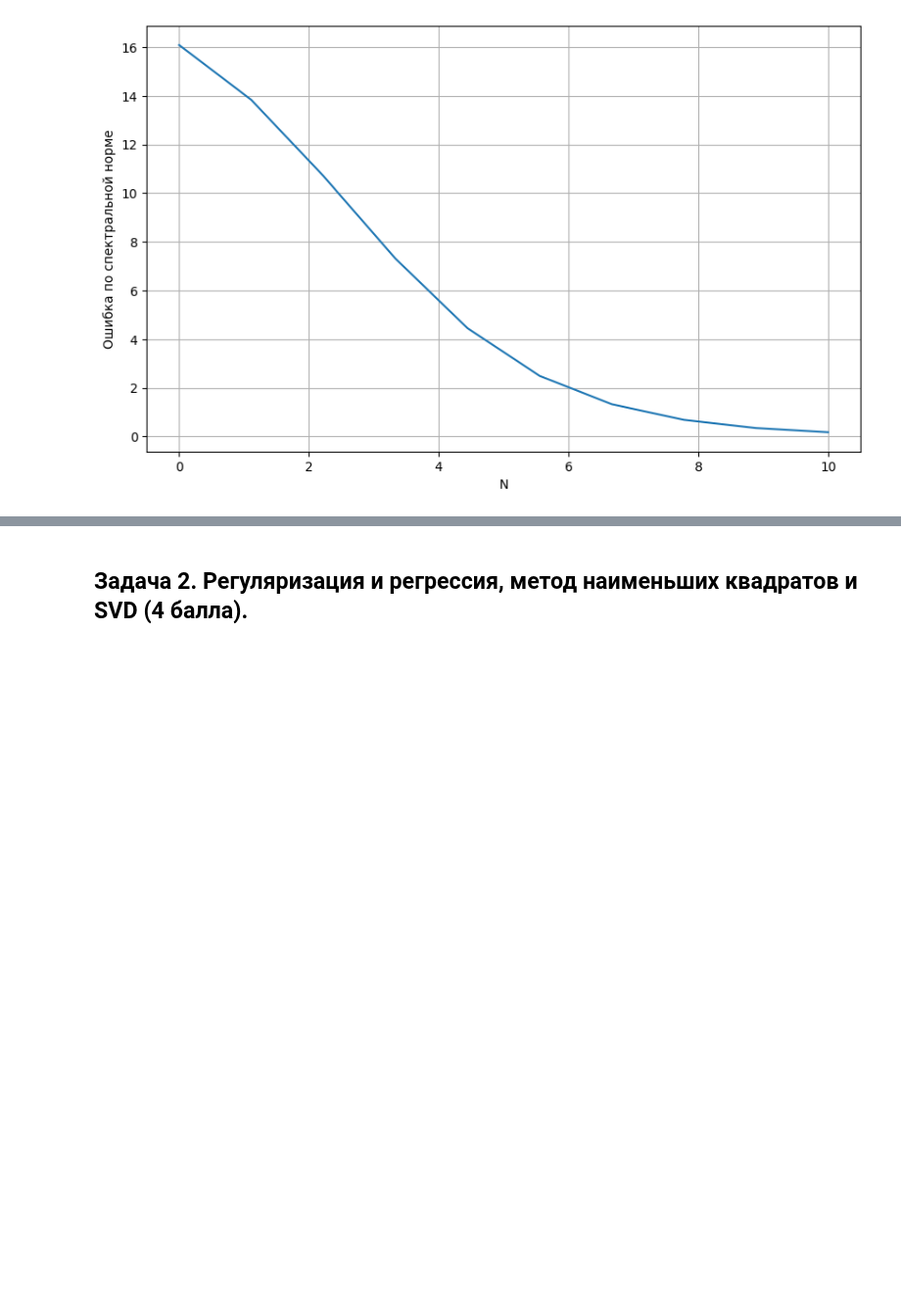
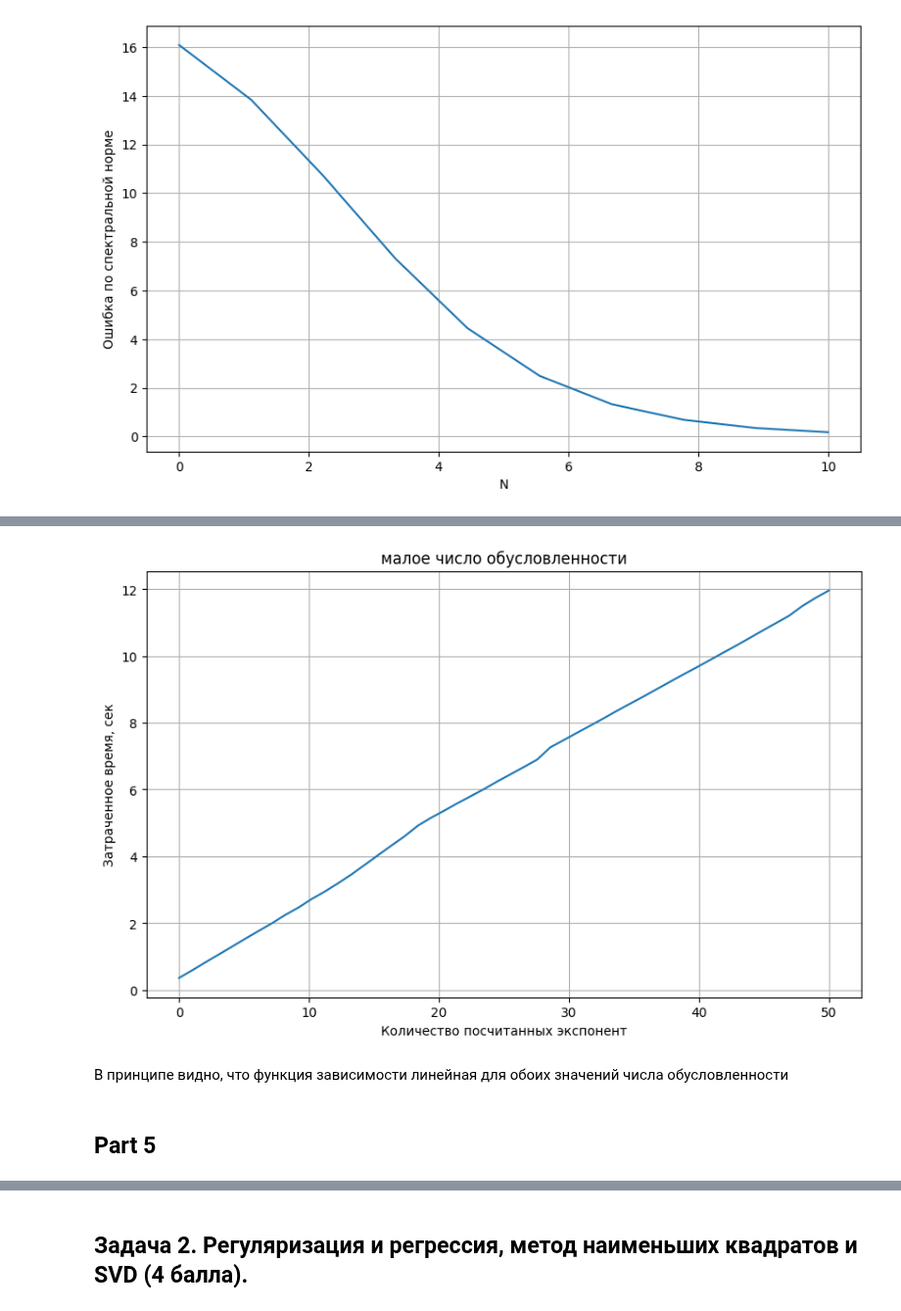
Before and after one commit to OhNoMyRook/Calculus, a Jupyter notebook: Контрольная_работа_2_вариант_1_4_2024_год.ipynb, the cells around one changed output, grey strips where cells are left out. Shown at 98% size. Drawn from its saved outputs; the diff is of its cells as text; code cells hidden in the pictures; blank space fills up the shorter version.

```diff
--- a/Контрольная_работа_2_вариант_1_4_2024_год.ipynb
+++ b/Контрольная_работа_2_вариант_1_4_2024_год.ipynb
@@ -134,0 +157,8 @@ plt.scatter(fluctuation_norm, difference)
+# %%
+generator(C, fluctuation, text='малое число обусловленности')
+# %% [output]
+[figure, added]
+# %% [markdown]
+В принципе видно, что функция зависимости линейная для обоих значений числа обусловленности
+# %% [markdown]
+## Part 5
```
Also changed, not shown: parts of 62 cells of this notebook, 1 other file.
